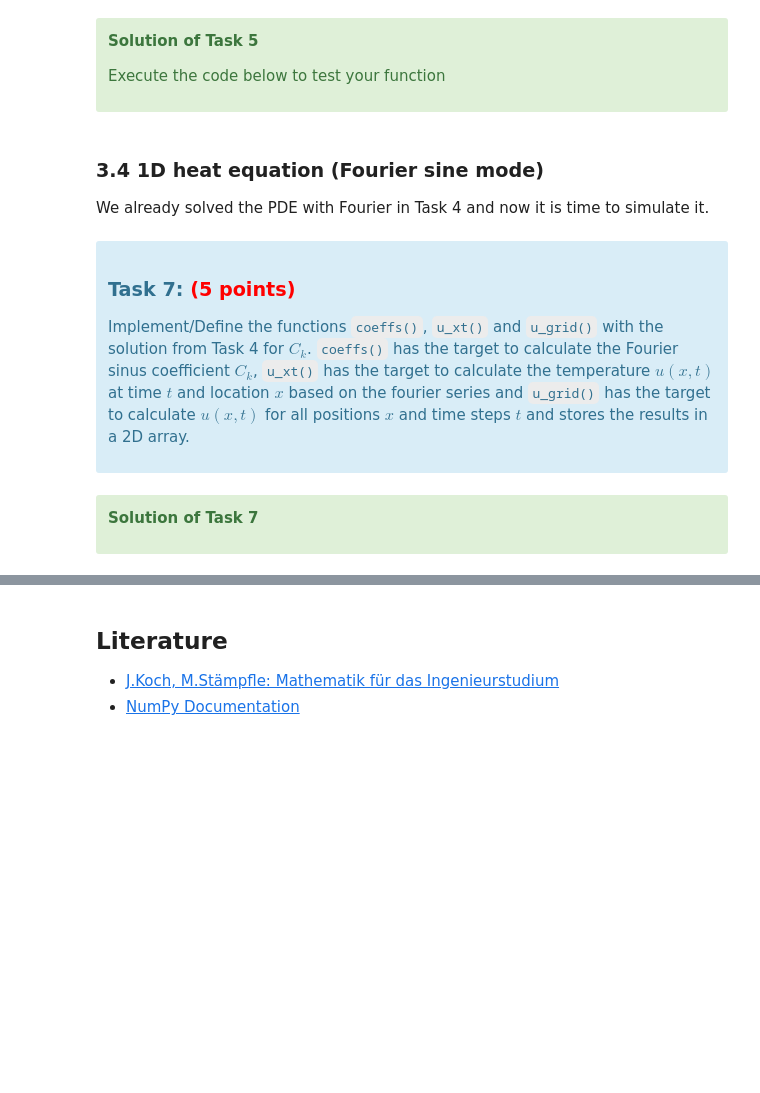
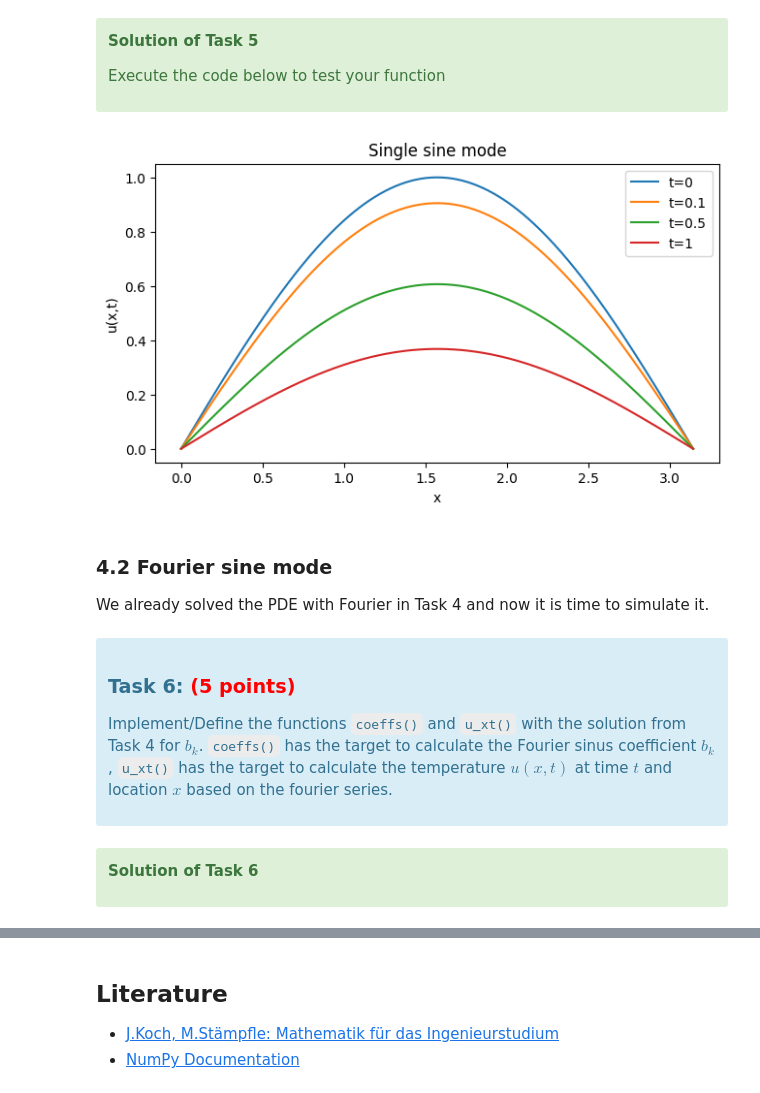
Before and after one commit to Juergen-Koch-HE/Study-Project-Heat-Equation, a Jupyter notebook: HeatEquation.ipynb, the cells around one changed output, grey strips where cells are left out. Cells and saved outputs as stored; diff of their text form; code cells hidden in the pictures; blank space fills up the shorter version.

```diff
--- a/HeatEquation.ipynb
+++ b/HeatEquation.ipynb
@@ -381,6 +390,7 @@ It is not the correct initial condition for $u(x,0)=1$, but it is a simple refer
 # %%
 # Parameters of simple sine mode:
-a2 = 1.0    # thermal diffusivity
+a2 = 1.0    # thermal diffusivity squared
+k2 = 1.0    # wave number squared (k=1 for single sine mode)
 L = np.pi   # Length of rod
 nx = 300    # Number of measure points on x-axis
 x_vals = np.linspace(0.0, L, nx)    # actual positions of the measure points from 0 to L
@@ -399,10 +409,10 @@ Implement/Define the function `u_sin_xt()` with the solution from Task 3 and lea
 
 </div>
 # %%
-# Simple One sine mode (k=1): u(x,t) = sin(x) * exp(-a^2 t)
-def u_sin_xt(x, t, a2):
+# Simple One sine mode (k=1): u(x,t) = sin(x) * exp(-a^2*k^2*t)
+def u_sin_xt(x, t, a2, k2):
     # Single sine mode with homogeneous Dirichlet Boundary conditions
-    return np.sin(x) * np.exp(-a2 * t)  # Initial graph meets exponential decay time factor
+    return np.sin(x) * np.exp(-a2 * k2* t)  # Initial graph meets exponential decay time factor
 # %% [markdown]
 <div class="alert alert-block alert-success">
 
@@ -415,15 +425,17 @@ Execute the code below to test your function
 # %%
 plt.figure(figsize=(7.5, 4))    # Set figure size figsize=(width, height)
 for t in (0.0, 0.1, 0.5, 1.0):  # Loop for the defined time steps
     # Compute sine-mode temperature at the x_vals for the current time t and plot it. The line label shows the time and legend() looks for labels
-    plt.plot(x_vals, u_sin_xt(x_vals, t, a2), label=f"t={t:g}")
+    plt.plot(x_vals, u_sin_xt(x_vals, t, a2, k2), label=f"t={t:g}")
 plt.xlabel("x")    # Label x-axis with "x"
 plt.ylabel("u(x,t)")    # Label y-axis with "u(x,t)"
-plt.title("Single sine mode (k=1)")    # Title of the plot
+plt.title("Single sine mode")    # Title of the plot
 plt.legend()    # Shows labels, if set
 plt.show()      # Display the calculated plot
+# %% [output]
+[figure, added]
 # %% [markdown]
-### 3.4 1D heat equation (Fourier sine mode)
+### 4.2 Fourier sine mode
 
 We already solved the PDE with Fourier in Task 4 and now it is time to simulate it.
 # %%
@@ -440,13 +452,13 @@ plot_times = [0.0, 0.01, 0.1, 1.0]
 # %% [markdown]
 <div class="alert alert-block alert-info">
 
-### Task 7:  <font color=red>(5 points)</font>
+### Task 6:  <font color=red>(5 points)</font>
 
-Implement/Define the functions `coeffs()`, `u_xt()` and `u_grid()` with the solution from Task 4 for $C_k$. `coeffs()` has the target to calculate the Fourier sinus coefficient $C_k$, `u_xt()` has the target to calculate the temperature $u(x,t)$ at time $t$ and location $x$ based on the fourier series and `u_grid()` has the target to calculate $u(x,t)$ for all positions $x$ and time steps $t$ and stores the results in a 2D array.
+Implement/Define the functions `coeffs()` and `u_xt()` with the solution from Task 4 for $b_k$. `coeffs()` has the target to calculate the Fourier sinus coefficient $b_k$, `u_xt()` has the target to calculate the temperature $u(x,t)$ at time $t$ and location $x$ based on the fourier series.
 # %% [markdown]
 <div class="alert alert-block alert-success">
 
-<b>Solution of Task 7</b>
+<b>Solution of Task 6</b>
 
 
 
```
Also changed, not shown: parts of 18 cells of this notebook.
